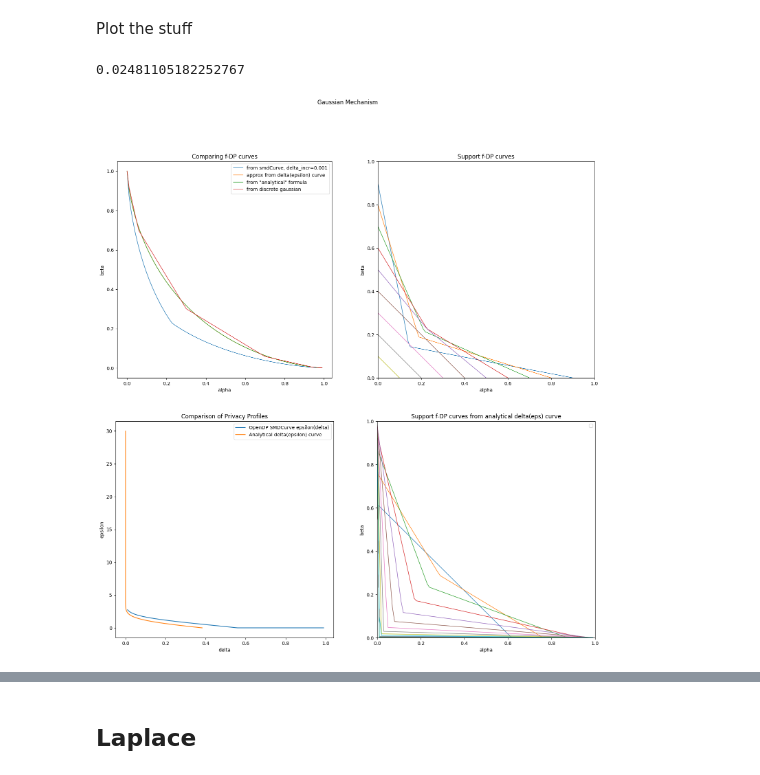
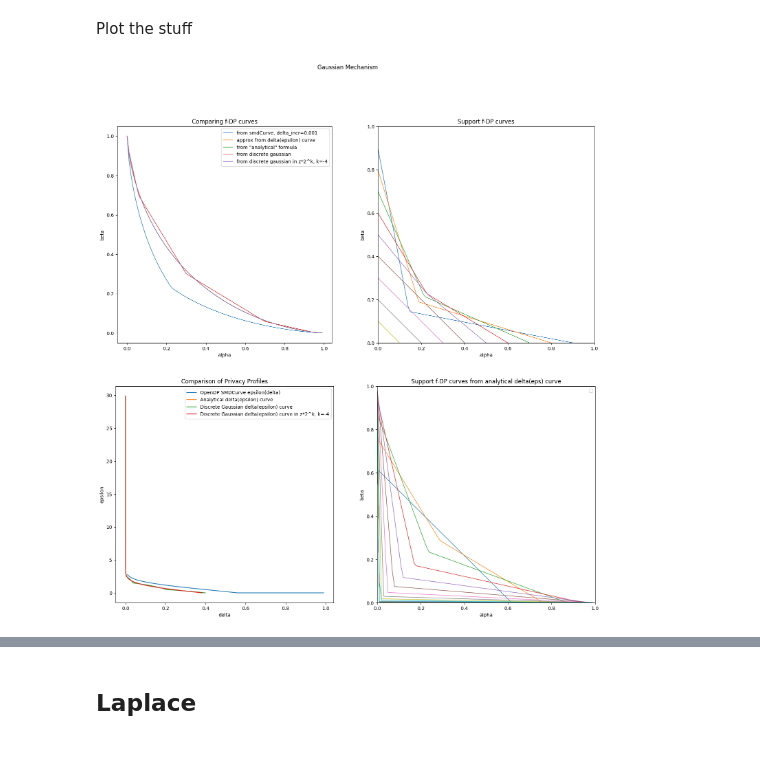
Before and after one commit to damienbfs/opendp-relative-risk, a Jupyter notebook: distances.ipynb, the cells around one changed output, grey strips where cells are left out. Cells and saved outputs as stored; diff of their text form; code cells hidden in the pictures.

```diff
--- a/distances.ipynb
+++ b/distances.ipynb
@@ -94,11 +94,6 @@ from tradeoff import (
 )
 # %% [markdown]
 Plot the stuff
-# %%
-func = partial(dg_delta, sigma2=gaussian_scale, sens=count_sensitivity, iters=None)
-(lambda eps: dg_delta(gaussian_scale, eps, count_sensitivity))(2)
-# %% [output]
-0.02481105182252767
 # %%
 import sys
 import numpy as np
@@ -106,10 +101,11 @@ sys.path.append("../discrete-gaussian-differential-privacy")
 from cdp2adp import (
     dg_delta
 )
+from tradeoff import dg_delta_k
 
 
 alphas = np.arange(0, 1, 0.01)
-epsilons = np.concatenate((np.arange(0, 0.5, 0.01), np.arange(0.5, 30, 0.01)))
+epsilons = np.concatenate((np.arange(0, 3, 0.01), np.arange(3, 30, 0.1)))
 gaussian_mu = count_sensitivity / gaussian_scale
 
 betas_gaussian_001 = tradeoffCurve(smdCurveWrapper(gaussian_smd_curve), deltas=np.arange(0.001, 1, 0.001))(alphas)
@@ -118,10 +114,13 @@ betas_gaussian_analytical = [tradeoff_gaussian(alpha, gaussian_mu) for alpha in
 betas_gaussian_approx = tradeoffCurve(get_gaussian_privacy_profile(count_sensitivity, gaussian_scale), epsilons=epsilons)(alphas)
 #betas_gaussian_approx_optimization = [tradeoff_opt_gaussian(alpha, get_gaussian_privacy_profile(count_sensitivity, gaussian_scale)) for alpha in alphas]
 betas_gaussian_dg_analytical = [tradeoffCurve((lambda e: dg_delta(gaussian_scale**2, e, count_sensitivity)), epsilons=epsilons)(alpha) for alpha in alphas]
+betas_gaussian_dg_analytical_k = [tradeoffCurve((lambda e: dg_delta_k(gaussian_scale**2, e, count_sensitivity, k=-4)), epsilons=epsilons)(alpha) for alpha in alphas]
 
 privacy_profile_deltas = np.arange(0.01, 1, 0.01)
 privacy_profile_gaussian_approx_epsilons = [gaussian_smd_curve.epsilon(delta) for delta in privacy_profile_deltas]
 privacy_profile_gaussian_analytical_deltas = [get_gaussian_privacy_profile(count_sensitivity, gaussian_scale)(eps) for eps in epsilons]
+privacy_profile_gaussian_discrete_deltas = [(lambda e: dg_delta(gaussian_scale**2, e, count_sensitivity, iters=2000))(eps) for eps in epsilons]
+privacy_profile_gaussian_discrete_deltas_k = [(lambda e: dg_delta_k(gaussian_scale**2, e, count_sensitivity, iters=2000, k=-4))(eps) for eps in epsilons]
 # %%
 import matplotlib.pyplot as plt
 
@@ -134,6 +133,7 @@ ax1.plot(alphas, betas_gaussian_001, label='from smdCurve, delta_incr=0.001', ma
 ax1.plot(alphas, betas_gaussian_approx, label='approx from delta(epsilon) curve', marker='', linewidth=1)
 ax1.plot(alphas, betas_gaussian_analytical, label='from \"analytical\" formula', marker='', linewidth=1)
 ax1.plot(alphas, betas_gaussian_dg_analytical, label='from discrete gaussian', marker='', linewidth=1)
+ax1.plot(alphas, betas_gaussian_dg_analytical_k, label='from discrete gaussian in z*2^k, k=-4', marker='', linewidth=1)
 #ax1.plot(alphas, betas_gaussian_approx_optimization, label="from optimization of dual", marker="", linewidth=1)
 
 ax1.set_xlabel('alpha')
@@ -146,31 +146,33 @@ ax1.set_aspect('equal')
 for delta in np.arange(0.1, 1, 0.1):
     betas_eps_delta = [support_tradeoff(alpha, gaussian_smd_curve.epsilon(delta), delta) for alpha in alphas]
     ax2.plot(alphas, betas_eps_delta, label=f"f-eps-delta({delta})", marker="", linewidth=1)
 ax2.set_xlabel('alpha')
 ax2.set_ylabel('beta')
 ax2.set_xlim(0, 1)
 ax2.set_ylim(0, 1)
 ax2.set_title('Support f-DP curves')
 #ax2.legend()
 ax2.set_aspect('equal')
 
 ax3.plot(privacy_profile_deltas, privacy_profile_gaussian_approx_epsilons, label="OpenDP SMDCurve epsilon(delta)")
 ax3.plot(privacy_profile_gaussian_analytical_deltas, epsilons , label="Analytical delta(epsilon) curve")
+ax3.plot(privacy_profile_gaussian_discrete_deltas, epsilons , label="Discrete Gaussian delta(epsilon) curve")
+ax3.plot(privacy_profile_gaussian_discrete_deltas_k, epsilons , label="Discrete Gaussian delta(epsilon) curve in z*2^k, k=-4")
 ax3.set_xlabel("delta")
 ax3.set_ylabel("epsilon")
 ax3.set_title("Comparison of Privacy Profiles")
 ax3.legend()
 
 for eps in np.arange(0, 30, 0.5):
     betas_delta_eps = [support_tradeoff(alpha, eps, get_gaussian_privacy_profile(count_sensitivity, gaussian_scale)(eps)) for alpha in alphas]
     ax4.plot(alphas, betas_delta_eps, marker="", linewidth=1)
 ax4.set_xlabel("alpha")
 ax4.set_ylabel("beta")
 ax4.set_xlim(0, 1)
 ax4.set_ylim(0, 1)
 ax4.set_title("Support f-DP curves from analytical delta(eps) curve")
 ax4.legend()
 
 plt.show()
 # %% [output]
-[figure, old version]
+[figure, new version]
```
Also changed, not shown: parts of 19 cells of this notebook, 2 other files.
